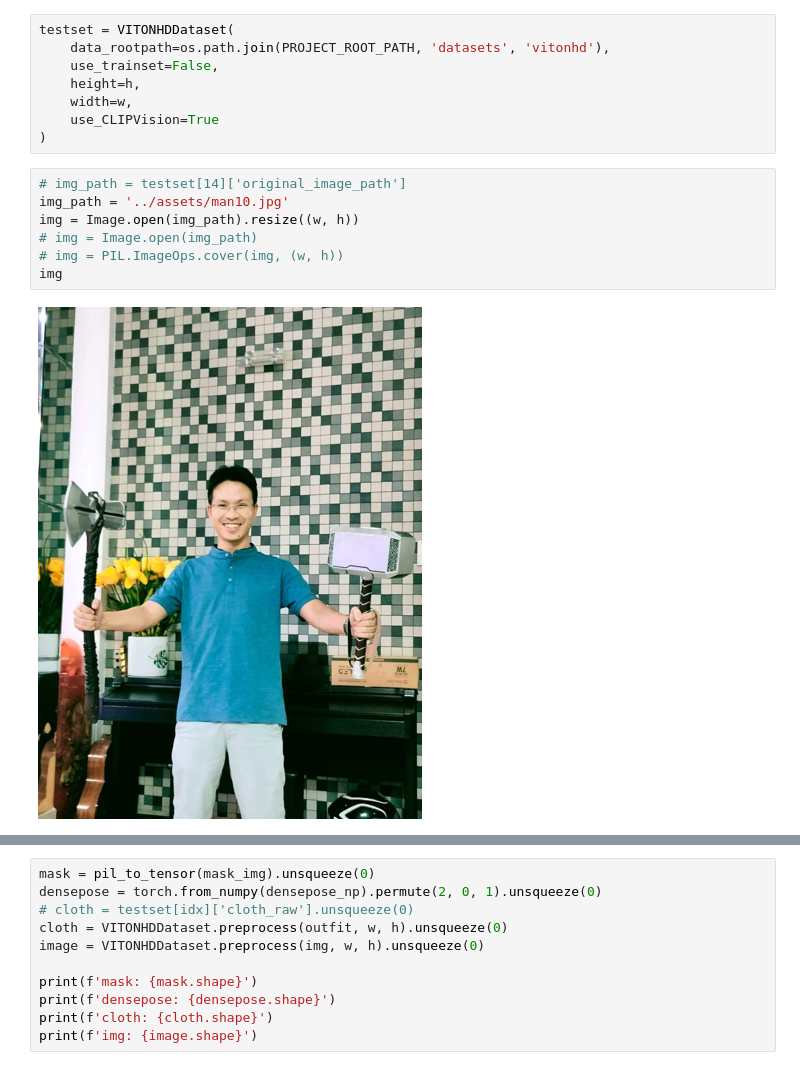
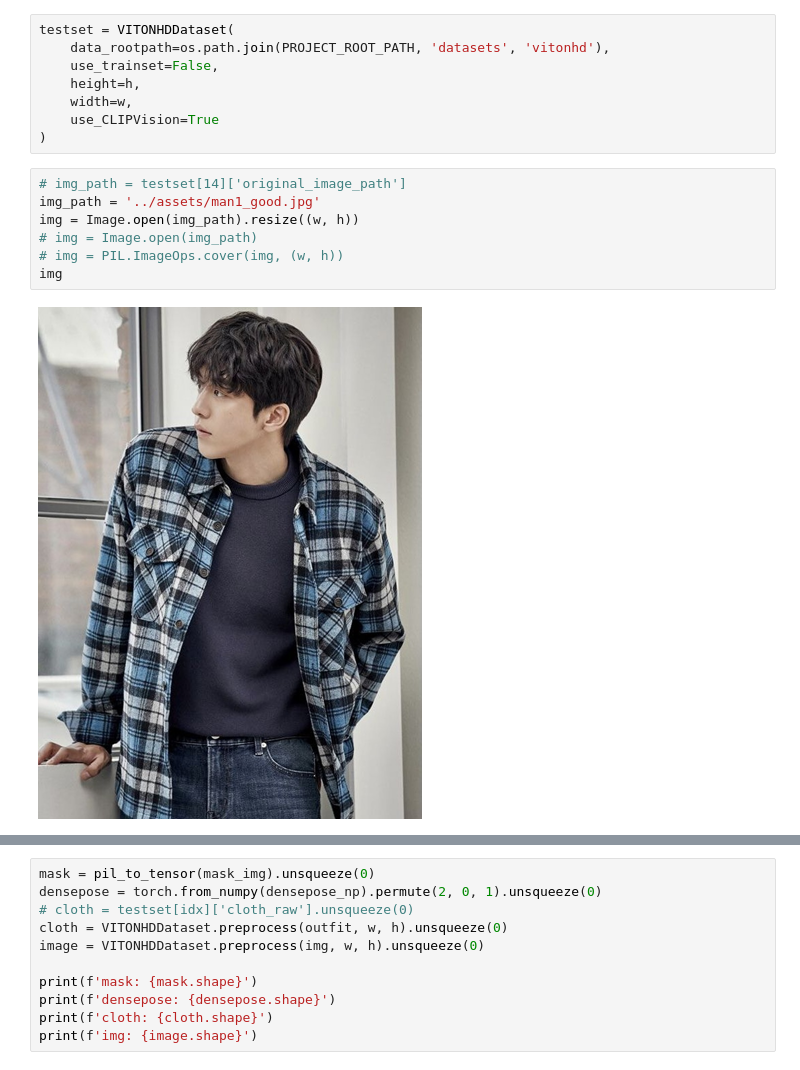
Before and after one commit to hosjiu1702/H-engine, a Jupyter notebook: notebooks/__wild_spacat_outfits_vs_persons.ipynb, the cells around one changed output, grey strips where cells are left out. Cells and saved outputs as stored; diff of their text form.

```diff
--- a/notebooks/__wild_spacat_outfits_vs_persons.ipynb
+++ b/notebooks/__wild_spacat_outfits_vs_persons.ipynb
@@ -152,13 +159,13 @@ testset = VITONHDDataset(
 )
 # %%
 # img_path = testset[14]['original_image_path']
-img_path = '../assets/man10.jpg'
+img_path = '../assets/man1_good.jpg'
 img = Image.open(img_path).resize((w, h))
 # img = Image.open(img_path)
 # img = PIL.ImageOps.cover(img, (w, h))
 img
 # %% [output]
-[figure, old version]
+[figure, new version]
 # %%
 keypoints = openpose(img)
 body_parse, _  = human_parser(img)
```
Also changed, not shown: parts of 7 cells of this notebook, 2 other files.
